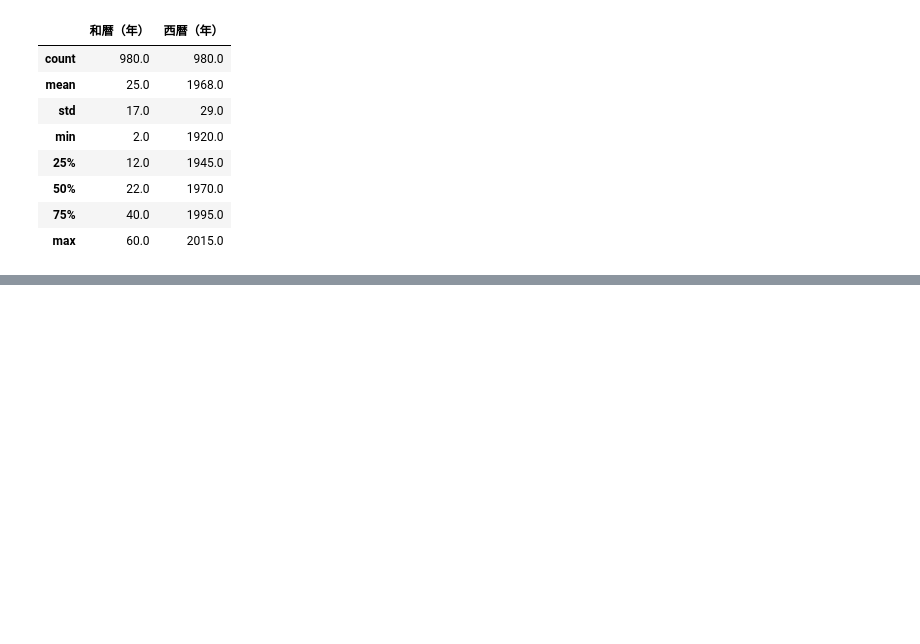
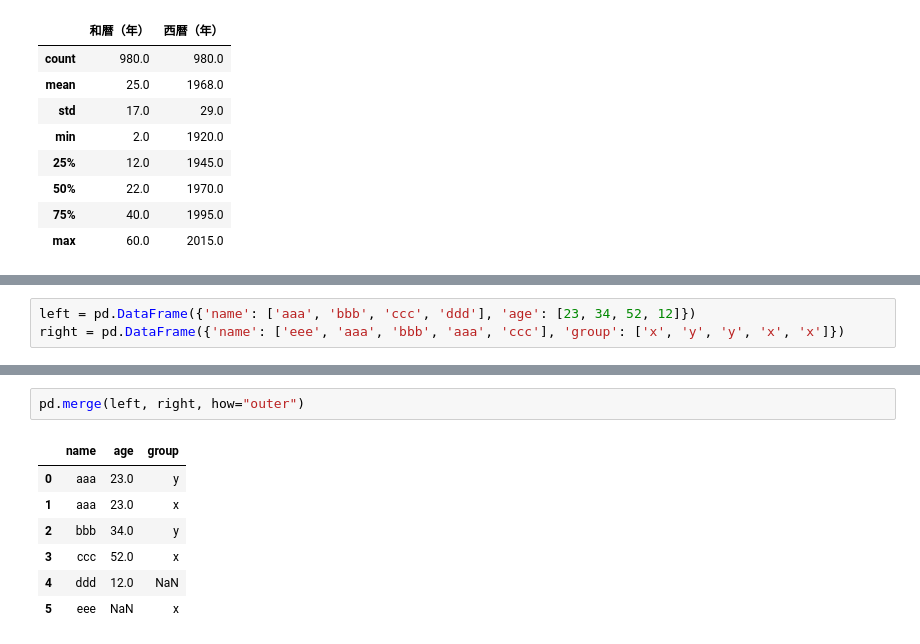
Before and after one commit to shuheitachikawa/python-practice, a Jupyter notebook: test.ipynb, the cells around one changed output, grey strips where cells are left out. Cells and saved outputs as stored; diff of their text form; blank space fills up the shorter version.

```diff
--- a/test.ipynb
+++ b/test.ipynb
@@ -101,0 +121,3 @@ df_population_data.describe().round(0)
+# %%
+left = pd.DataFrame({'name': ['aaa', 'bbb', 'ccc', 'ddd'], 'age': [23, 34, 52, 12]})
+right = pd.DataFrame({'name': ['eee', 'aaa', 'bbb', 'aaa', 'ccc'], 'group': ['x', 'y', 'y', 'x', 'x']})
@@ -101,0 +141,10 @@ df_population_data.describe().round(0)
+# %%
+pd.merge(left, right, how="outer")
+# %% [output]
+|  | name | age | group |
+| 0 | aaa | 23.0 | y |
+| 1 | aaa | 23.0 | x |
+| 2 | bbb | 34.0 | y |
+| 3 | ccc | 52.0 | x |
+| 4 | ddd | 12.0 | NaN |
+| 5 | eee | NaN | x |
```
Also changed, not shown: parts of 5 cells of this notebook, 9 other files.
